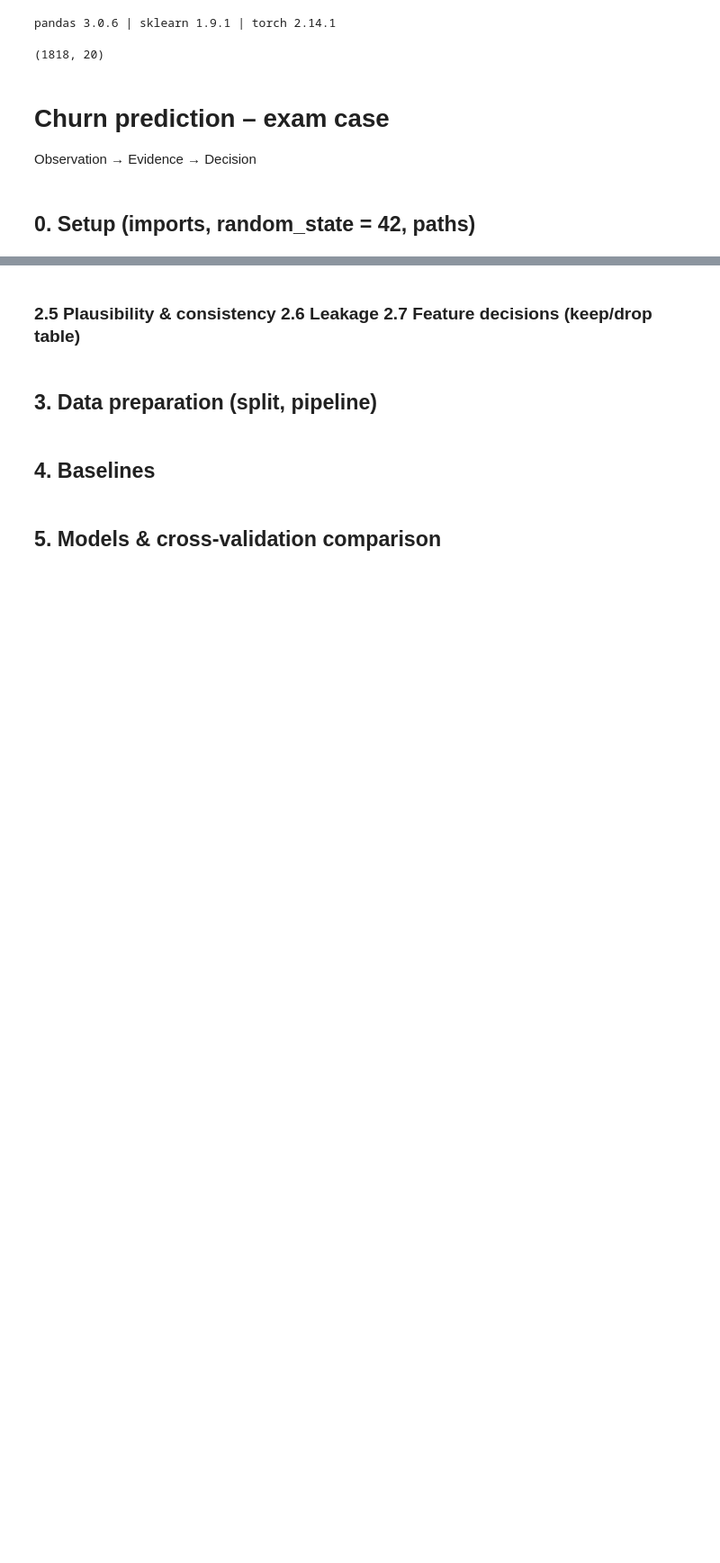
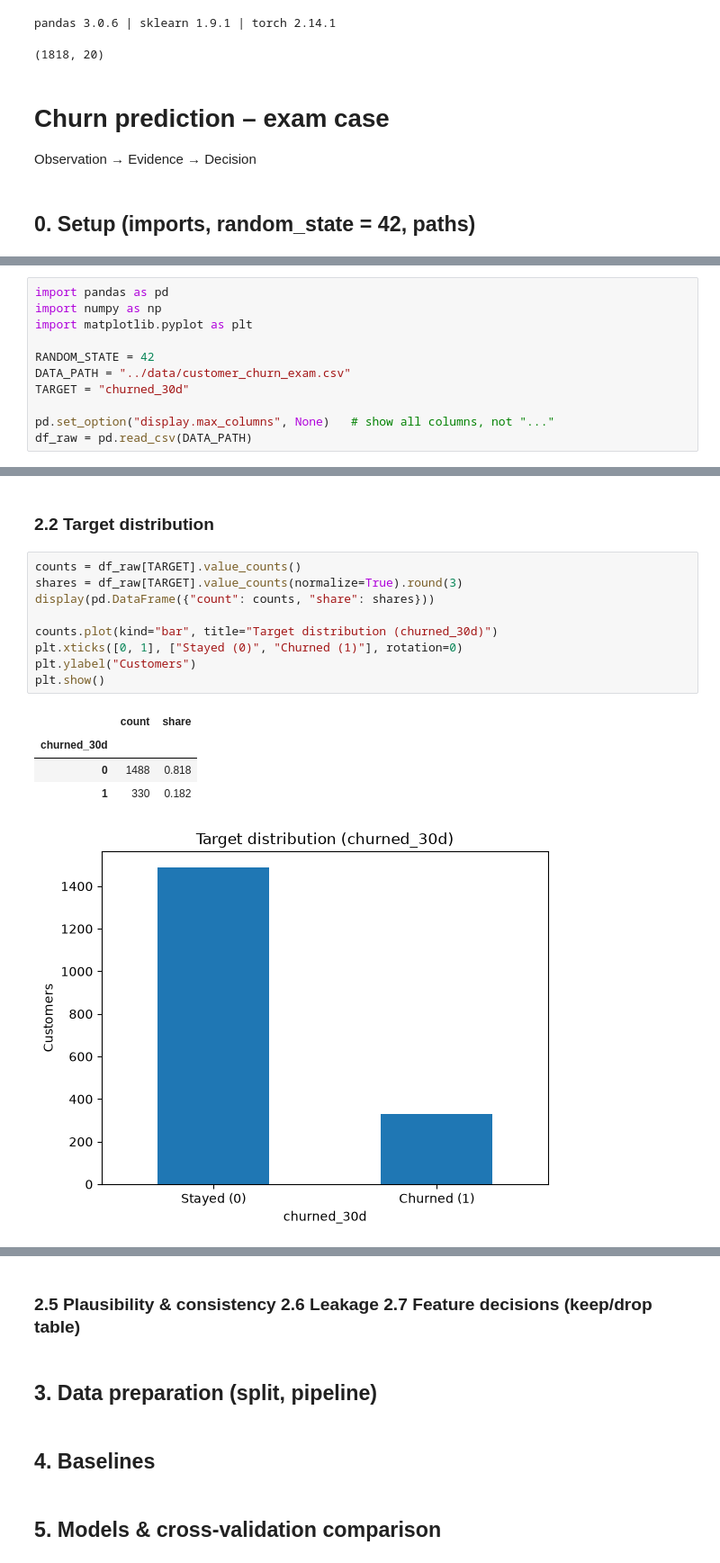
Before and after one commit to mineterkan/customer-churn-prediction, a Jupyter notebook: notebooks/churn_analysis.ipynb, the cells around one changed output, grey strips where cells are left out. Shown at 90% size. Saved outputs shown, nothing was run; the diff lists cells and outputs as text; blank space fills up the shorter version.

Commit message:
Add data overview, target distribution, duplicates and missing values

```diff
--- a/notebooks/churn_analysis.ipynb
+++ b/notebooks/churn_analysis.ipynb
@@ -35,0 +22,11 @@ The result would primarily be used by the customer-success team to prioritise wh
+# %%
+import pandas as pd
+import numpy as np
+import matplotlib.pyplot as plt
+
+RANDOM_STATE = 42
+DATA_PATH = "../data/customer_churn_exam.csv"
+TARGET = "churned_30d"
+
+pd.set_option("display.max_columns", None)   # show all columns, not "..."
+df_raw = pd.read_csv(DATA_PATH)
@@ -35,0 +103,17 @@ The result would primarily be used by the customer-success team to prioritise wh
+# %% [markdown]
+### 2.2 Target distribution
+# %%
+counts = df_raw[TARGET].value_counts()
+shares = df_raw[TARGET].value_counts(normalize=True).round(3)
+display(pd.DataFrame({"count": counts, "share": shares}))
+
+counts.plot(kind="bar", title="Target distribution (churned_30d)")
+plt.xticks([0, 1], ["Stayed (0)", "Churned (1)"], rotation=0)
+plt.ylabel("Customers")
+plt.show()
+# %% [output]
+|  | count | share |
+| churned_30d |  |  |
+| 0 | 1488 | 0.818 |
+| 1 | 330 | 0.182 |
+[figure, added]
```
Also changed, not shown: parts of 20 cells of this notebook.
